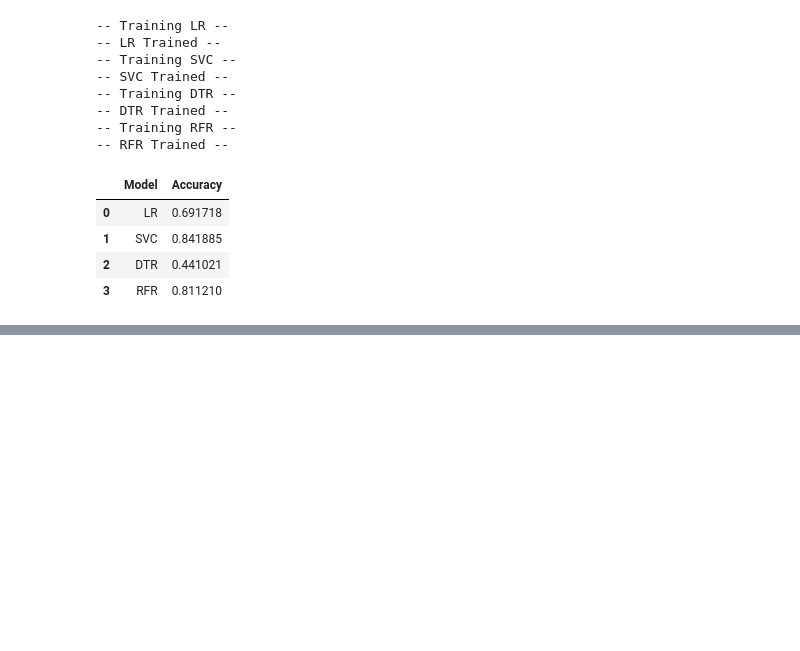
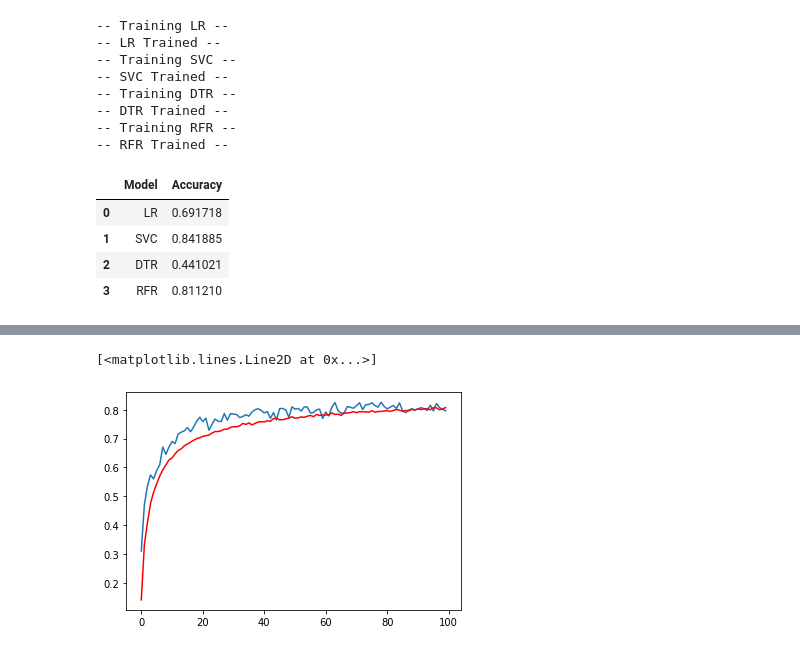
Before and after one commit to akarsh-saxena/Whats-That-Letter, a Jupyter notebook: Whats That Letter.ipynb, the cells around one changed output, grey strips where cells are left out. Drawn from its saved outputs; the diff is of its cells as text; code cells hidden in the pictures; blank space fills up the shorter version.

```diff
--- a/Whats That Letter.ipynb
+++ b/Whats That Letter.ipynb
@@ -68,6 +59,27 @@ def train_ml(X_train, y_train, X_test, y_test):
   pred = pd.DataFrame({'Model': ['LR', 'SVC', 'DTR', 'RFR'], 'Accuracy': [acc_lr, acc_svc, acc_dtr, acc_rfr]})
 
   return pred
+# %%
+def train_nn(X_train, y_train, X_test, y_test):
+
+  i = Input(shape=(X_train.shape[1], ))
+  x = Dropout(0.2)(i)
+  x = Dense(units=512, activation='relu')(x)
+  x = Dropout(0.2)(x)
+  x = Dense(units=256, activation='relu')(x)
+  x = Dropout(0.2)(x)
+  x = Dense(units=128, activation='relu')(x)
+  x = Dropout(0.2)(x)
+  x = Dense(units=64, activation='relu')(x)
+  x = Dense(units=y_train.shape[1], activation='softmax')(x)
+
+  model = Model(inputs=i, outputs=x)
+
+  model.compile(optimizer='adam', loss='categorical_crossentropy', metrics=['accuracy'])
+
+  history = model.fit(X_train, y_train, epochs=100, batch_size=64, validation_data=(X_test, y_test))
+
+  return model, history
 # %%
 def get_label(code):
   return chr(code+65)
@@ -116,3 +128,10 @@ pred
 | 1 | SVC | 0.841885 |
 | 2 | DTR | 0.441021 |
 | 3 | RFR | 0.811210 |
+# %%
+from sklearn.preprocessing import OneHotEncoder
+
+ohe = OneHotEncoder()
+
+y_train = ohe.fit_transform(y_train.values.reshape(-1, 1))
+y_test = ohe.transform(y_test.values.reshape(-1, 1))
@@ -118,0 +142,2 @@ pred
+# %%
+model, history = train_nn(X_train, y_train, X_test, y_test)
@@ -118,0 +162,6 @@ pred
+# %%
+plt.plot(history.history['val_accuracy'])
+plt.plot(history.history['accuracy'], color='red')
+# %% [output]
+[<matplotlib.lines.Line2D at 0x...>]
+[figure, added]
```
Also changed, not shown: parts of 6 cells of this notebook.
